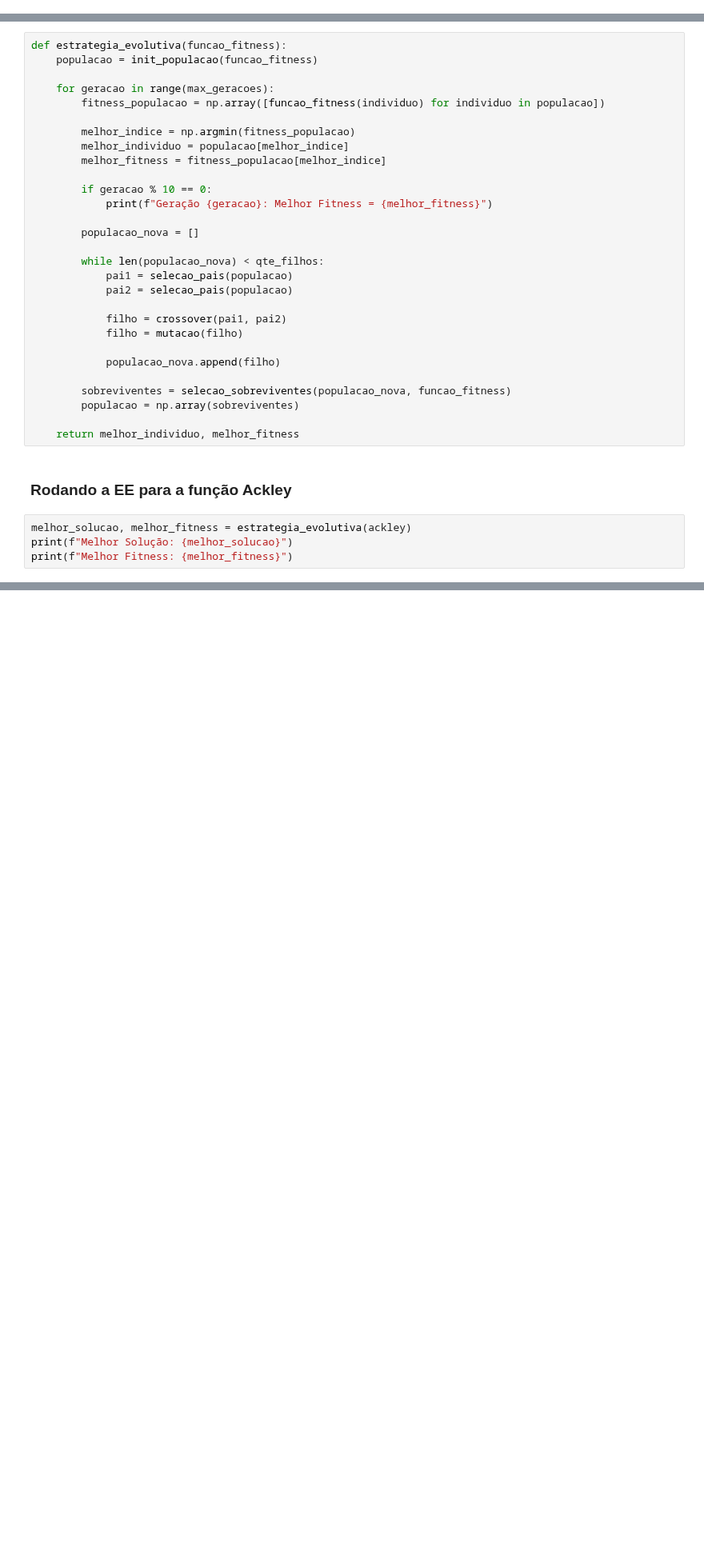
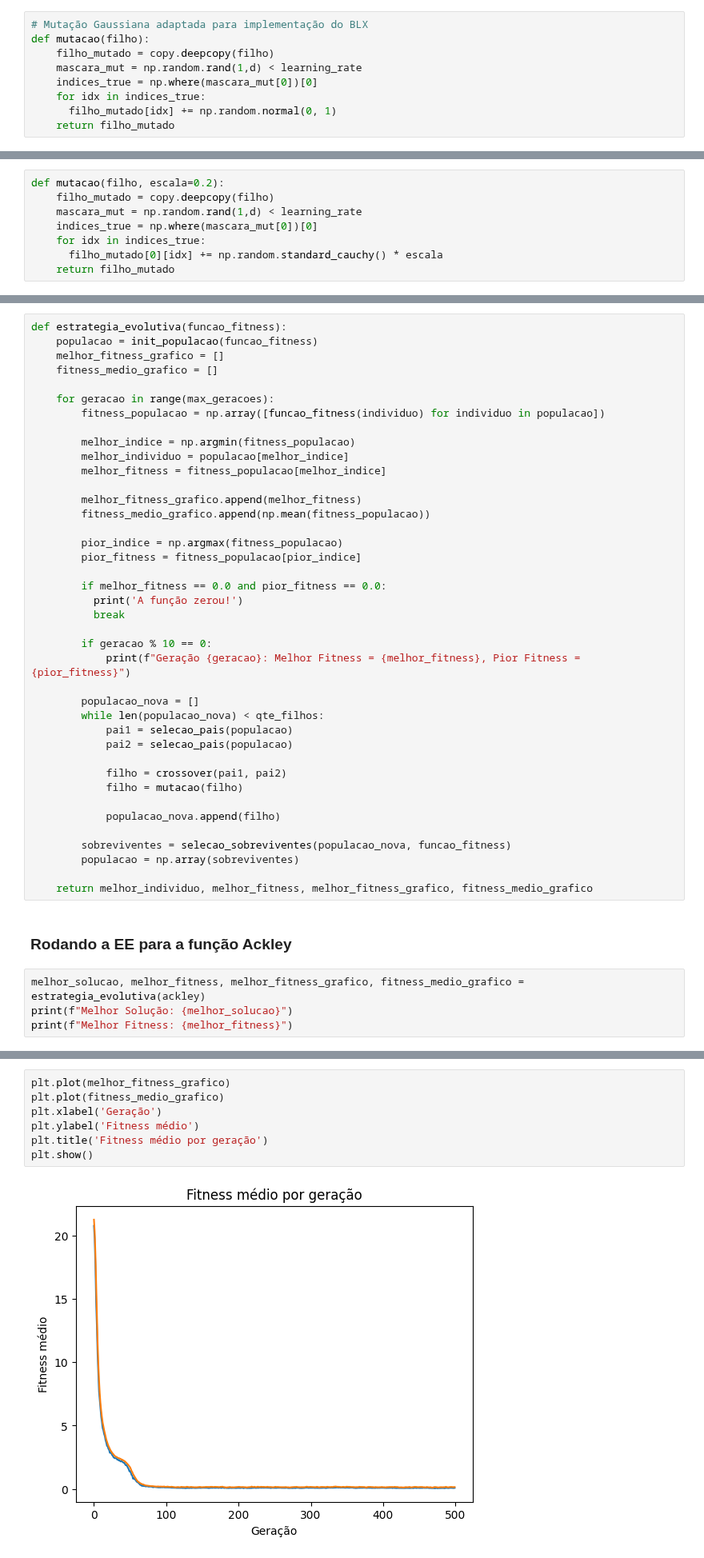
Before and after one commit to belamarib/EE_otimizacao_funcao, a Jupyter notebook: otimizacao_funcao.ipynb, the cells around one changed output, grey strips where cells are left out. Shown at 80% size. Drawn from its saved outputs; the diff is of its cells as text; blank space fills up the shorter version.

Commit message:
Generated graphics for each function

```diff
--- a/otimizacao_funcao.ipynb
+++ b/otimizacao_funcao.ipynb
@@ -67,0 +120,9 @@ def mutacao(filho):
+# %%
+# Mutação Gaussiana adaptada para implementação do BLX
+def mutacao(filho):
+    filho_mutado = copy.deepcopy(filho)
+    mascara_mut = np.random.rand(1,d) < learning_rate
+    indices_true = np.where(mascara_mut[0])[0]
+    for idx in indices_true:
+      filho_mutado[idx] += np.random.normal(0, 1)
+    return filho_mutado
@@ -68,3 +132,11 @@ def mutacao(filho):
+# %%
+def mutacao(filho, escala=0.2):
+    filho_mutado = copy.deepcopy(filho)
+    mascara_mut = np.random.rand(1,d) < learning_rate
+    indices_true = np.where(mascara_mut[0])[0]
+    for idx in indices_true:
+      filho_mutado[0][idx] += np.random.standard_cauchy() * escala
+    return filho_mutado
 # %% [markdown]
 ### Seleção de sobreviventes
 É usada a estratégia ( μ , λ ) de seleção de sobreviventes, na qual λ = 7 . μ, sendo selecionados os 50 melhores filhos entre os 350.
@@ -78,6 +150,8 @@ def selecao_sobreviventes(populacao_nova, funcao_fitness):
 # %%
 def estrategia_evolutiva(funcao_fitness):
     populacao = init_populacao(funcao_fitness)
+    melhor_fitness_grafico = []
+    fitness_medio_grafico = []
 
     for geracao in range(max_geracoes):
         fitness_populacao = np.array([funcao_fitness(individuo) for individuo in populacao])
@@ -86,11 +160,20 @@ def estrategia_evolutiva(funcao_fitness):
         melhor_individuo = populacao[melhor_indice]
         melhor_fitness = fitness_populacao[melhor_indice]
 
+        melhor_fitness_grafico.append(melhor_fitness)
+        fitness_medio_grafico.append(np.mean(fitness_populacao))
+
+        pior_indice = np.argmax(fitness_populacao)
+        pior_fitness = fitness_populacao[pior_indice]
+
+        if melhor_fitness == 0.0 and pior_fitness == 0.0:
+          print('A função zerou!')
+          break
+
         if geracao % 10 == 0:
-            print(f"Geração {geracao}: Melhor Fitness = {melhor_fitness}")
+            print(f"Geração {geracao}: Melhor Fitness = {melhor_fitness}, Pior Fitness = {pior_fitness}")
 
         populacao_nova = []
-
         while len(populacao_nova) < qte_filhos:
             pai1 = selecao_pais(populacao)
             pai2 = selecao_pais(populacao)
@@ -103,11 +186,11 @@ def estrategia_evolutiva(funcao_fitness):
         sobreviventes = selecao_sobreviventes(populacao_nova, funcao_fitness)
         populacao = np.array(sobreviventes)
 
-    return melhor_individuo, melhor_fitness
+    return melhor_individuo, melhor_fitness, melhor_fitness_grafico, fitness_medio_grafico
 # %% [markdown]
 ### Rodando a EE para a função Ackley
 # %%
-melhor_solucao, melhor_fitness = estrategia_evolutiva(ackley)
+melhor_solucao, melhor_fitness, melhor_fitness_grafico, fitness_medio_grafico = estrategia_evolutiva(ackley)
 print(f"Melhor Solução: {melhor_solucao}")
 print(f"Melhor Fitness: {melhor_fitness}")
 # %% [output]
@@ -133,3 +214,12 @@ Melhor Fitness: 0.30005434122301766
+# %%
+plt.plot(melhor_fitness_grafico)
+plt.plot(fitness_medio_grafico)
+plt.xlabel('Geração')
+plt.ylabel('Fitness médio')
+plt.title('Fitness médio por geração')
+plt.show()
+# %% [output]
+[figure, added]
 # %% [markdown]
 ### Rodando a EE para a função Rastrigin
 # %%
```
Also changed, not shown: parts of 20 cells of this notebook.
